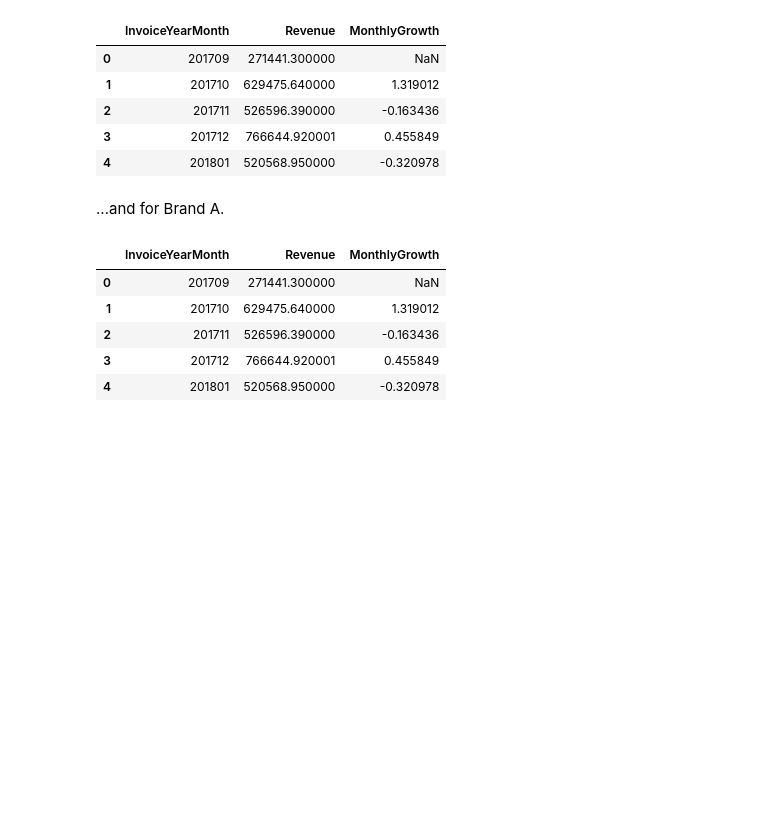
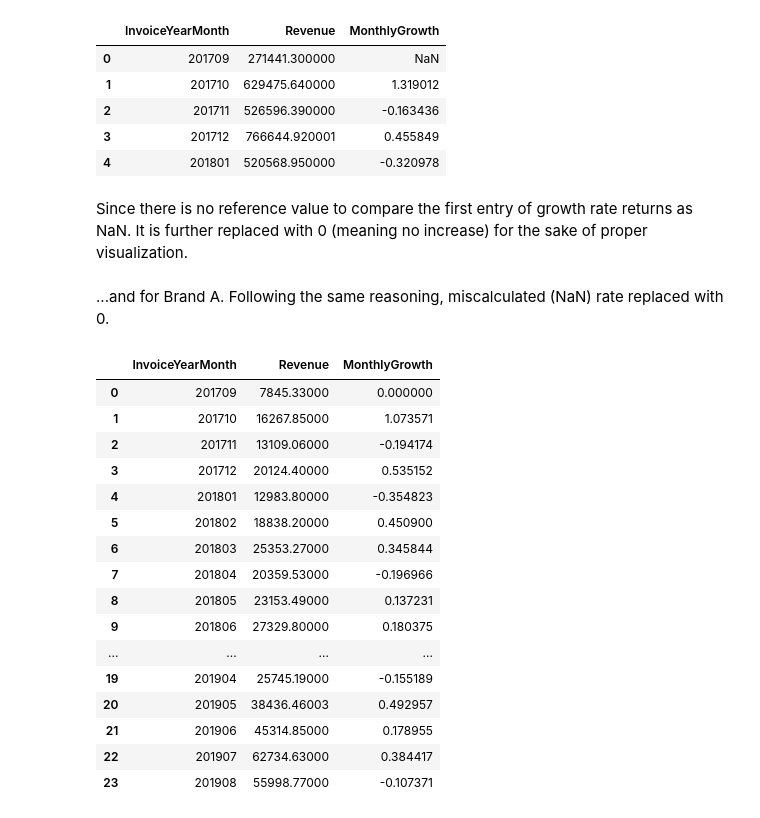
Before and after one commit to Bengisunz/CRM-Analytics, a Jupyter notebook: Gratis_DC.ipynb, the cells around one changed output. Cells and saved outputs as stored; diff of their text form; code cells hidden in the pictures; blank space fills up the shorter version.

```diff
--- a/Gratis_DC.ipynb
+++ b/Gratis_DC.ipynb
@@ -413,3 +401,5 @@ tx_revenue.head()
 | 2 | 201711 | 526596.390000 | -0.163436 |
 | 3 | 201712 | 766644.920001 | 0.455849 |
 | 4 | 201801 | 520568.950000 | -0.320978 |
+# %% [markdown]
+Since there is no reference value to compare the first entry of growth rate returns as NaN. It is further replaced with 0 (meaning no increase) for the sake of proper visualization.
@@ -416,18 +408,29 @@ tx_revenue.head()
 # %% [markdown]
-...and for Brand A.
+...and for Brand A. Following the same reasoning, miscalculated (NaN) rate replaced with 0.
 # %%
 #using pct_change() function to see monthly percentage change
 tx_revenue_A['MonthlyGrowth'] = tx_revenue_A['Revenue'].pct_change()
-
+tx_revenue_A = tx_revenue_A.replace(np.nan, 0)
 #showing first 5 rows
-tx_revenue.head()
+tx_revenue_A
 # %% [output]
 |  | InvoiceYearMonth | Revenue | MonthlyGrowth |
-| 0 | 201709 | 271441.300000 | NaN |
-| 1 | 201710 | 629475.640000 | 1.319012 |
-| 2 | 201711 | 526596.390000 | -0.163436 |
-| 3 | 201712 | 766644.920001 | 0.455849 |
-| 4 | 201801 | 520568.950000 | -0.320978 |
+| 0 | 201709 | 7845.33000 | 0.000000 |
+| 1 | 201710 | 16267.85000 | 1.073571 |
+| 2 | 201711 | 13109.06000 | -0.194174 |
+| 3 | 201712 | 20124.40000 | 0.535152 |
+| 4 | 201801 | 12983.80000 | -0.354823 |
+| 5 | 201802 | 18838.20000 | 0.450900 |
+| 6 | 201803 | 25353.27000 | 0.345844 |
+| 7 | 201804 | 20359.53000 | -0.196966 |
+| 8 | 201805 | 23153.49000 | 0.137231 |
+| 9 | 201806 | 27329.80000 | 0.180375 |
+| ... | ... | ... | ... |
+| 19 | 201904 | 25745.19000 | -0.155189 |
+| 20 | 201905 | 38436.46003 | 0.492957 |
+| 21 | 201906 | 45314.85000 | 0.178955 |
+| 22 | 201907 | 62734.63000 | 0.384417 |
+| 23 | 201908 | 55998.77000 | -0.107371 |
 # %%
 import numpy as np
 fig, (ax1, ax2) = plt.subplots(2)
```
Also changed, not shown: parts of 15 cells of this notebook.
